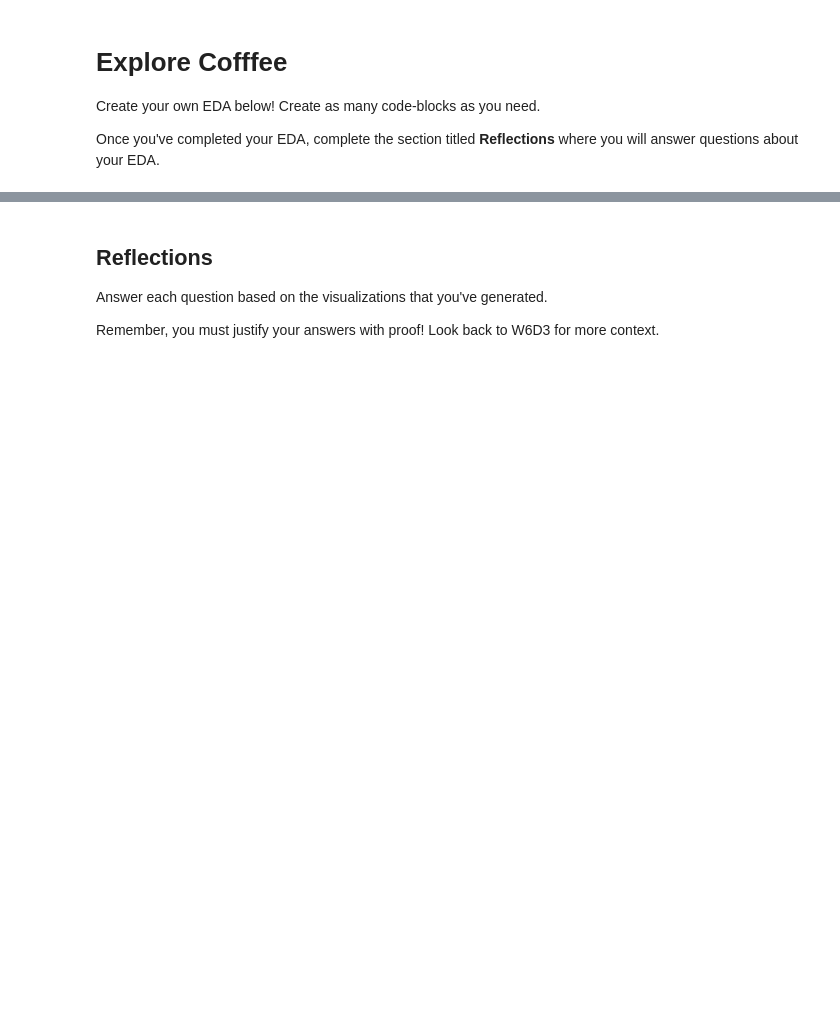
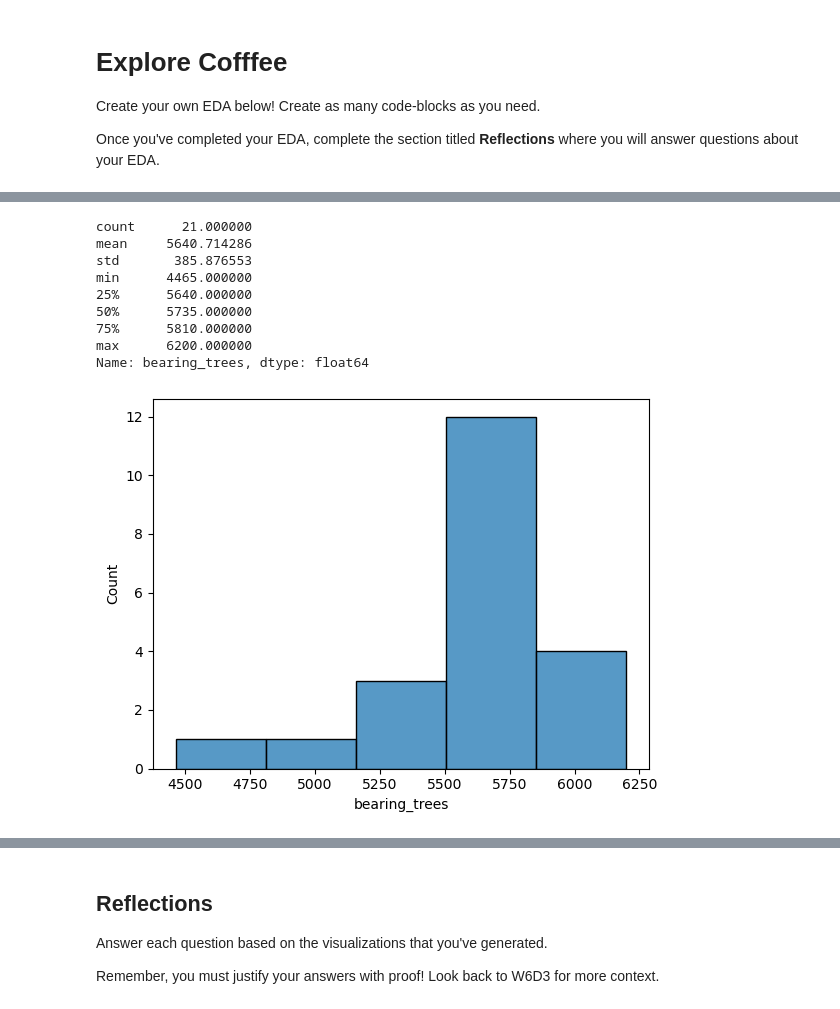
Before and after one commit to vchu22/IF-DS-TLAB3, a Jupyter notebook: notebooks/explore_coffee.ipynb, the cells around one changed output, grey strips where cells are left out. Drawn from its saved outputs; the diff is of its cells as text; code cells hidden in the pictures; blank space fills up the shorter version.

```diff
--- a/notebooks/explore_coffee.ipynb
+++ b/notebooks/explore_coffee.ipynb
@@ -33,0 +85,15 @@ coffee = pd.read_csv("../data/crop/coffee_output.csv")
+# %%
+# Histogram of the bearing_trees count
+sns.histplot(data=coffee_cleaned, x="bearing_trees", bins=5)
+coffee_cleaned["bearing_trees"].describe()
+# %% [output]
+count      21.000000
+mean     5640.714286
+std       385.876553
+min      4465.000000
+25%      5640.000000
+50%      5735.000000
+75%      5810.000000
+max      6200.000000
+Name: bearing_trees, dtype: float64
+[figure, added]
```
Also changed, not shown: parts of 18 cells of this notebook.
